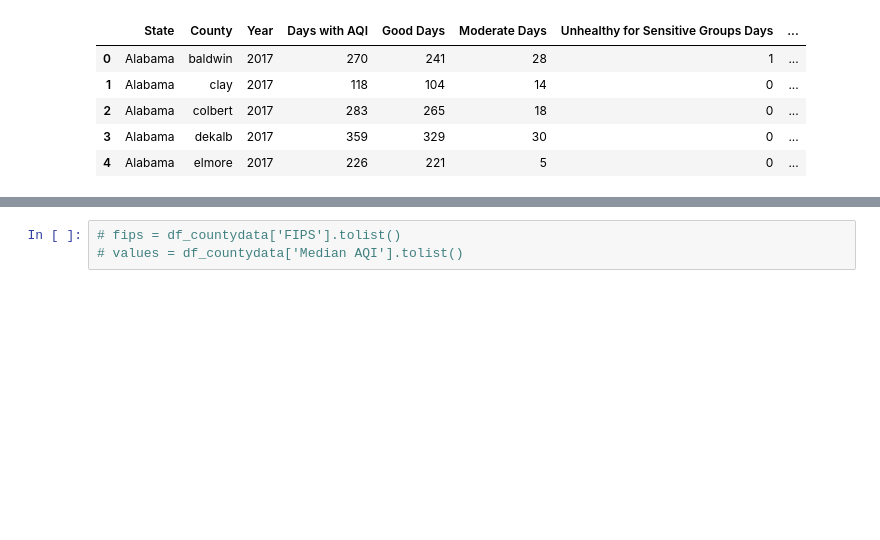
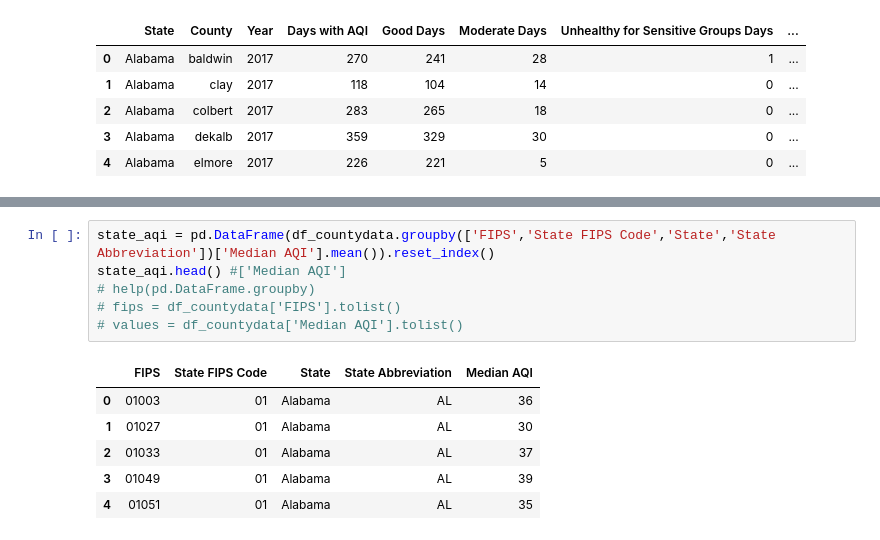
Before and after one commit to alyssflynn/project-1, a Jupyter notebook: Data_exploration_choropleths.ipynb, the cells around one changed output, grey strips where cells are left out. Drawn from its saved outputs; the diff is of its cells as text; blank space fills up the shorter version.

```diff
--- a/Data_exploration_choropleths.ipynb
+++ b/Data_exploration_choropleths.ipynb
@@ -149,6 +149,16 @@ df_countydata
-# %%
-# fips = df_countydata['FIPS'].tolist()
-# values = df_countydata['Median AQI'].tolist()
+# %%
+state_aqi = pd.DataFrame(df_countydata.groupby(['FIPS','State FIPS Code','State','State Abbreviation'])['Median AQI'].mean()).reset_index()
+state_aqi.head() #['Median AQI']
+# help(pd.DataFrame.groupby)
+# fips = df_countydata['FIPS'].tolist()
+# values = df_countydata['Median AQI'].tolist()
+# %% [output]
+|  | FIPS | State FIPS Code | State | State Abbreviation | Median AQI |
+| 0 | 01003 | 01 | Alabama | AL | 36 |
+| 1 | 01027 | 01 | Alabama | AL | 30 |
+| 2 | 01033 | 01 | Alabama | AL | 37 |
+| 3 | 01049 | 01 | Alabama | AL | 39 |
+| 4 | 01051 | 01 | Alabama | AL | 35 |
 # %%
 # df_sample['State FIPS Code'] = df_sample['State FIPS Code'].apply(lambda x: str(x).zfill(2))
 # df_sample['County FIPS Code'] = df_sample['County FIPS Code'].apply(lambda x: str(x).zfill(3))
```
Also changed, not shown: parts of 7 cells of this notebook.
